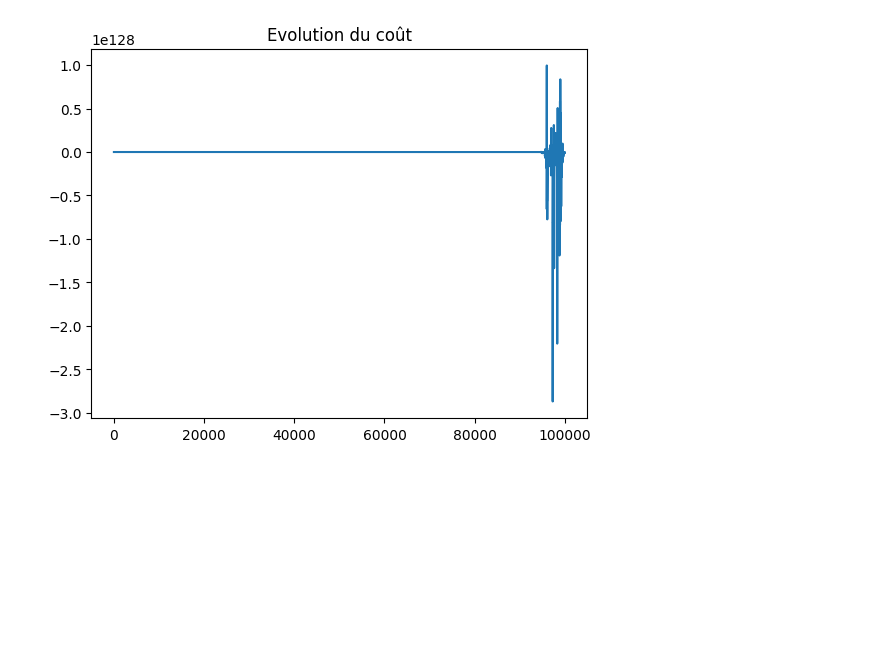
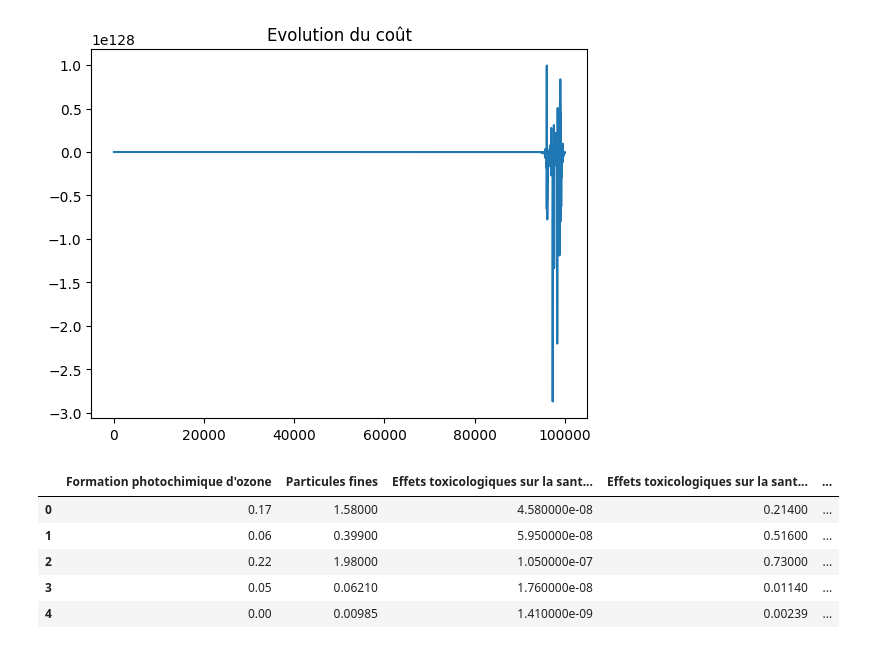
Before and after one commit to Lolikyu/Projet-DataScience, a Jupyter notebook: projet/notebook.ipynb, the cells around one changed output. Cells and saved outputs as stored; diff of their text form; code cells hidden in the pictures; blank space fills up the shorter version.

```diff
--- a/projet/notebook.ipynb
+++ b/projet/notebook.ipynb
@@ -502,0 +514,9 @@ Text(0.5, 1.0, 'Evolution du coût')
+# %%
+dataNS.head()
+# %% [output]
+|  | Formation photochimique d'ozone | Particules fines | Effets toxicologiques sur la sant... | Effets toxicologiques sur la sant... | ... |
+| 0 | 0.17 | 1.58000 | 4.580000e-08 | 0.21400 | ... |
+| 1 | 0.06 | 0.39900 | 5.950000e-08 | 0.51600 | ... |
+| 2 | 0.22 | 1.98000 | 1.050000e-07 | 0.73000 | ... |
+| 3 | 0.05 | 0.06210 | 1.760000e-08 | 0.01140 | ... |
+| 4 | 0.00 | 0.00985 | 1.410000e-09 | 0.00239 | ... |
```
Also changed, not shown: parts of 9 cells of this notebook, 1 other file.
